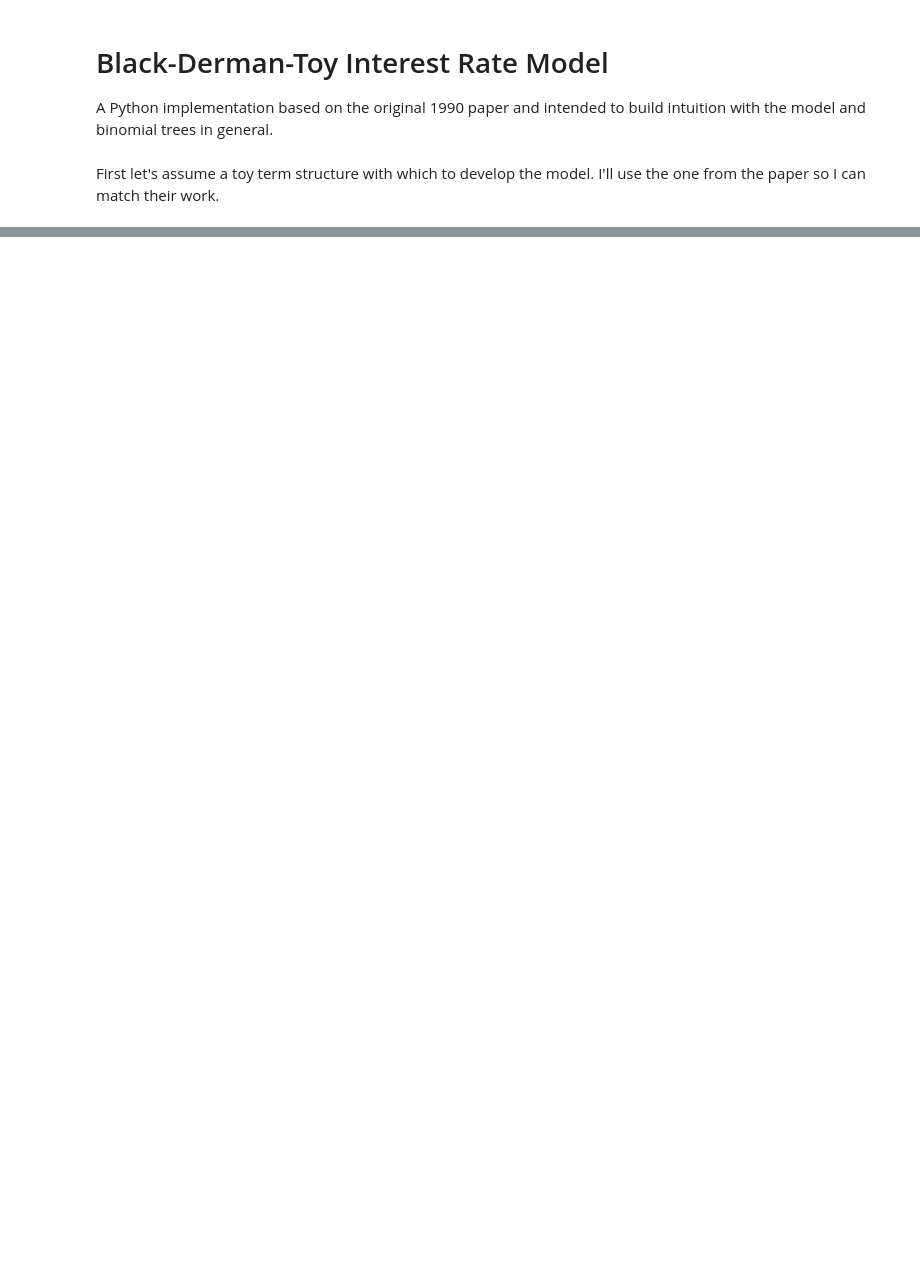
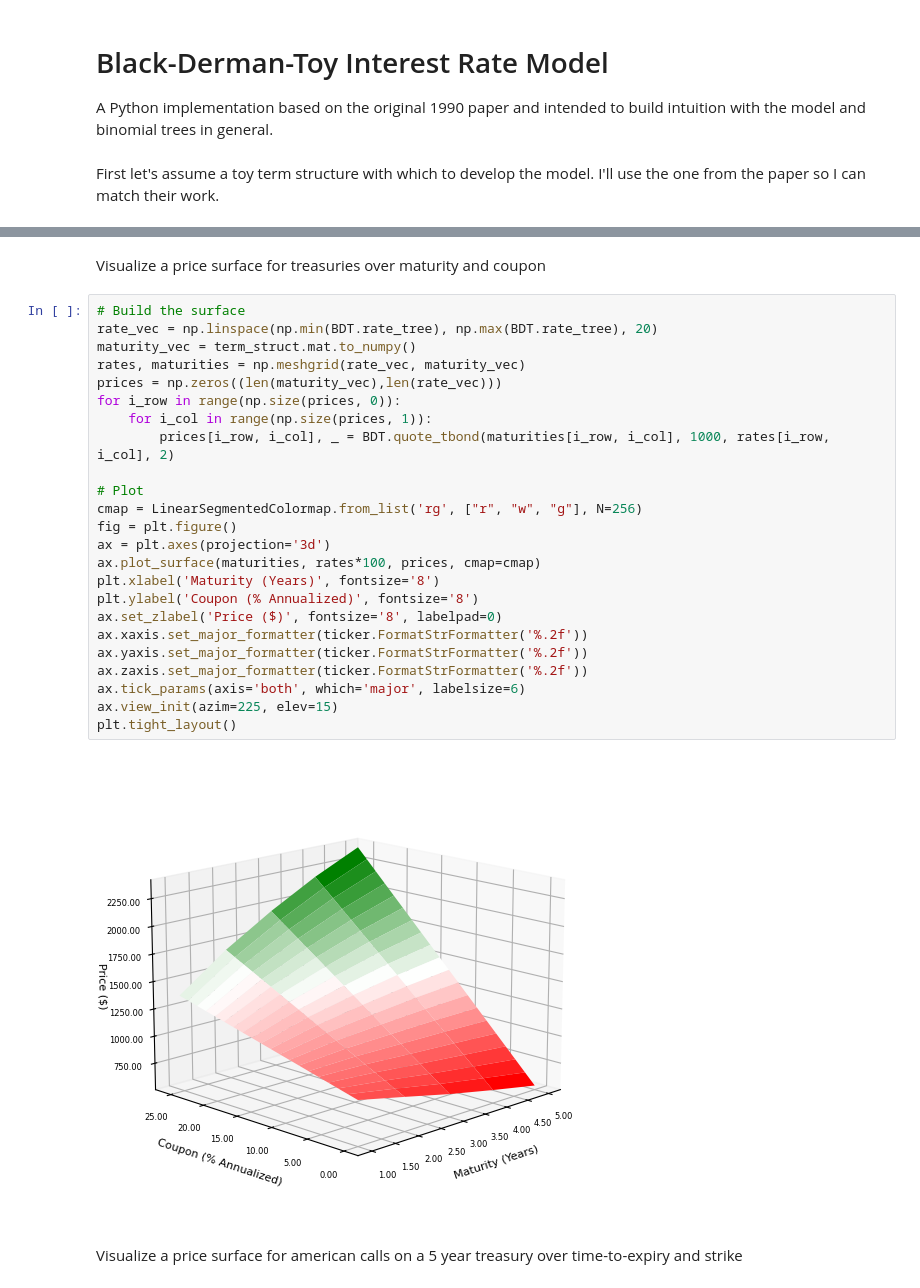
Before and after one commit to goblegrayson/bdt, a Jupyter notebook: run.ipynb, the cells around one changed output, grey strips where cells are left out. Drawn from its saved outputs; the diff is of its cells as text; blank space fills up the shorter version.

```diff
--- a/run.ipynb
+++ b/run.ipynb
@@ -37,0 +53,30 @@ print(BDT)
+# %% [markdown]
+Visualize a price surface for treasuries over maturity and coupon
+# %%
+# Build the surface
+rate_vec = np.linspace(np.min(BDT.rate_tree), np.max(BDT.rate_tree), 20)
+maturity_vec = term_struct.mat.to_numpy()
+rates, maturities = np.meshgrid(rate_vec, maturity_vec)
+prices = np.zeros((len(maturity_vec),len(rate_vec)))
+for i_row in range(np.size(prices, 0)):
+    for i_col in range(np.size(prices, 1)):
+        prices[i_row, i_col], _ = BDT.quote_tbond(maturities[i_row, i_col], 1000, rates[i_row, i_col], 2)
+
+# Plot
+cmap = LinearSegmentedColormap.from_list('rg', ["r", "w", "g"], N=256)
+fig = plt.figure()
+ax = plt.axes(projection='3d')
+ax.plot_surface(maturities, rates*100, prices, cmap=cmap)
+plt.xlabel('Maturity (Years)', fontsize='8')
+plt.ylabel('Coupon (% Annualized)', fontsize='8')
+ax.set_zlabel('Price ($)', fontsize='8', labelpad=0)
+ax.xaxis.set_major_formatter(ticker.FormatStrFormatter('%.2f'))
+ax.yaxis.set_major_formatter(ticker.FormatStrFormatter('%.2f'))
+ax.zaxis.set_major_formatter(ticker.FormatStrFormatter('%.2f'))
+ax.tick_params(axis='both', which='major', labelsize=6)
+ax.view_init(azim=225, elev=15)
+plt.tight_layout()
+# %% [output]
+[figure, added]
+# %% [markdown]
+Visualize a price surface for american calls on a 5 year treasury over time-to-expiry and strike
```
Also changed, not shown: parts of 8 cells of this notebook, 1 other file.
